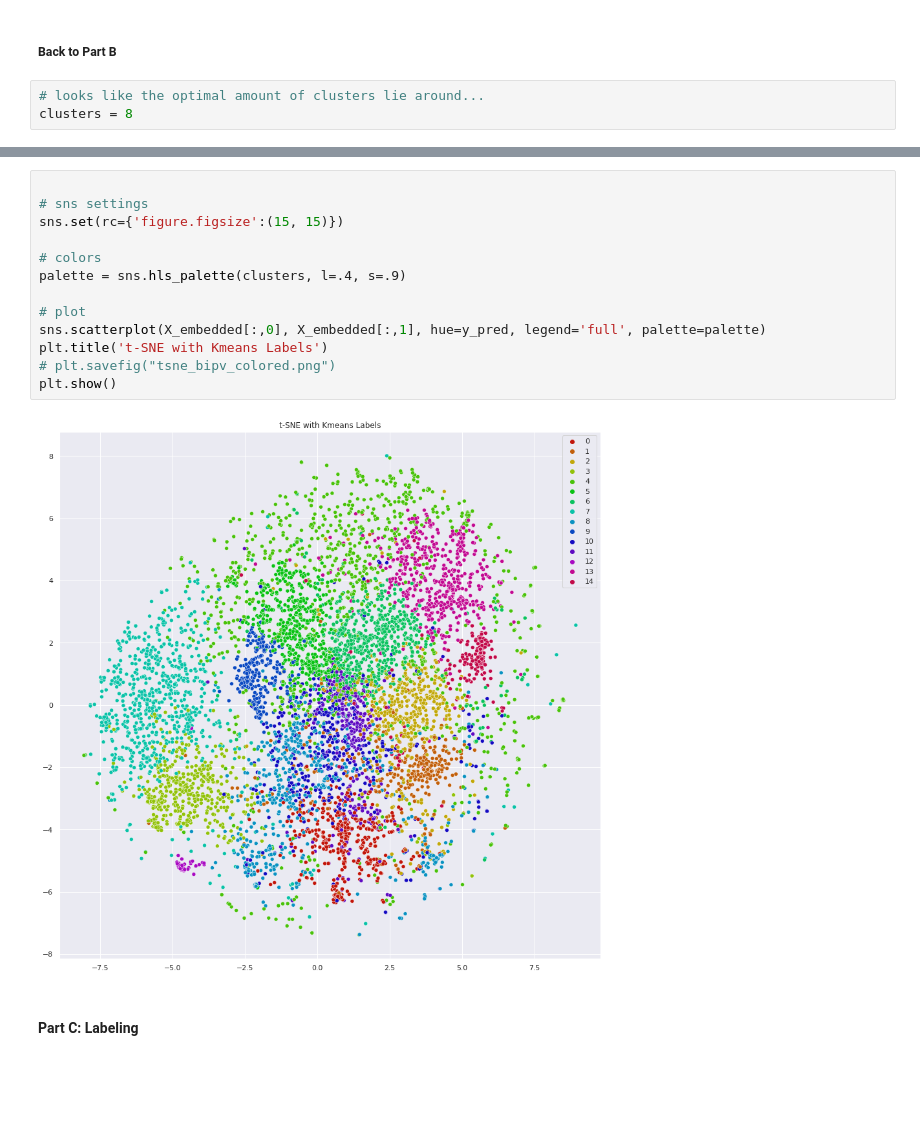
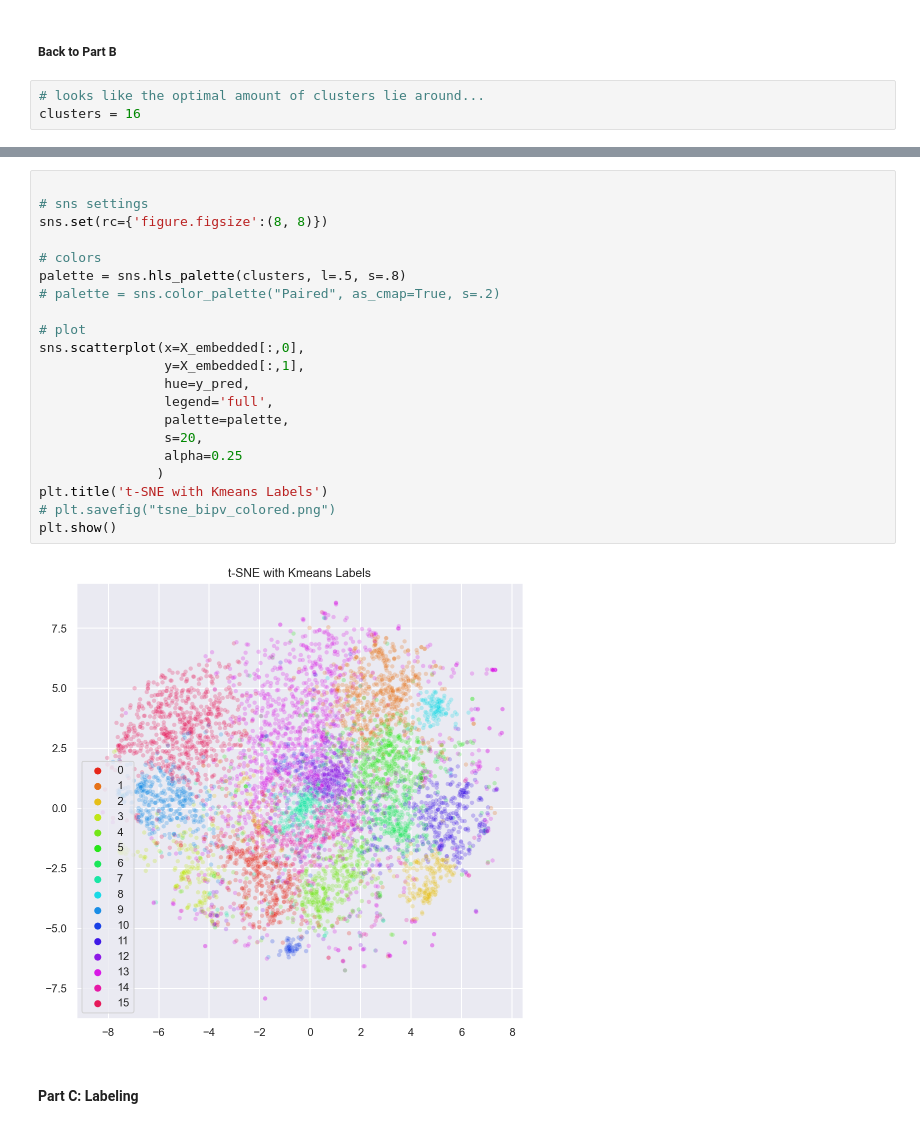
Before and after one commit to justinfmccarty/urban_bipv_annotated_bib, a Jupyter notebook: notebooks/bipv_lit_rev_clusters.ipynb, the cells around one changed output, grey strips where cells are left out. Cells and saved outputs as stored; diff of their text form; blank space fills up the shorter version.

```diff
--- a/notebooks/bipv_lit_rev_clusters.ipynb
+++ b/notebooks/bipv_lit_rev_clusters.ipynb
@@ -394,6 +471,6 @@ for k in range(2, kmax+1):
 ##### Back to Part B
 # %%
 # looks like the optimal amount of clusters lie around...
-clusters = 8
+clusters = 16
 # %%
 
@@ -467,18 +523,26 @@ NameError: ignored
 # %%
 
 # sns settings
-sns.set(rc={'figure.figsize':(15, 15)})
+sns.set(rc={'figure.figsize':(8, 8)})
 
 # colors
-palette = sns.hls_palette(clusters, l=.4, s=.9)
+palette = sns.hls_palette(clusters, l=.5, s=.8)
+# palette = sns.color_palette("Paired", as_cmap=True, s=.2)
 
 # plot
-sns.scatterplot(X_embedded[:,0], X_embedded[:,1], hue=y_pred, legend='full', palette=palette)
+sns.scatterplot(x=X_embedded[:,0],
+                y=X_embedded[:,1],
+                hue=y_pred,
+                legend='full',
+                palette=palette,
+                s=20,
+                alpha=0.25
+               )
 plt.title('t-SNE with Kmeans Labels')
 # plt.savefig("tsne_bipv_colored.png")
 plt.show()
 # %% [output]
-[figure, old version]
+[figure, new version]
 # %% [markdown]
 #### Part C: Labeling
 # %%
```
Also changed, not shown: parts of 42 cells of this notebook, 11 other files.
